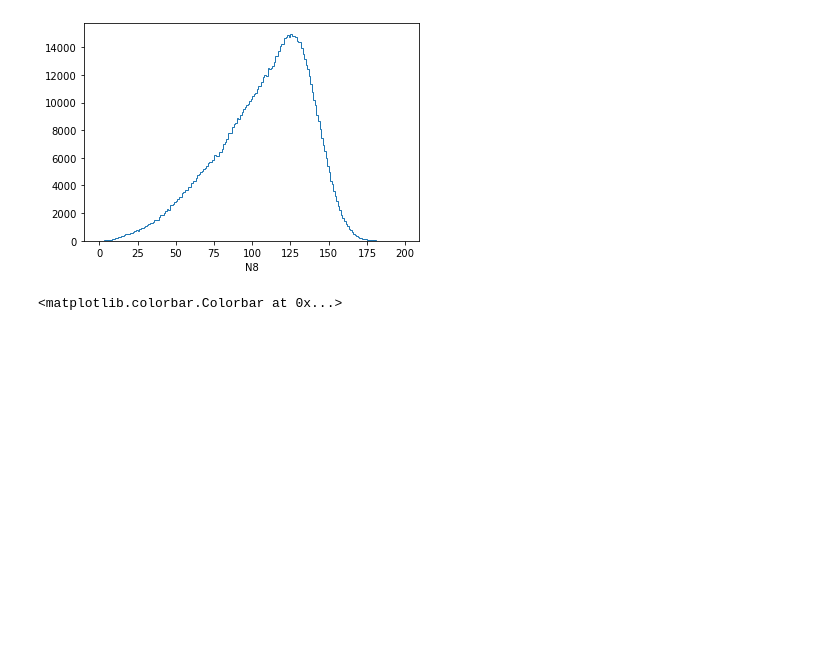
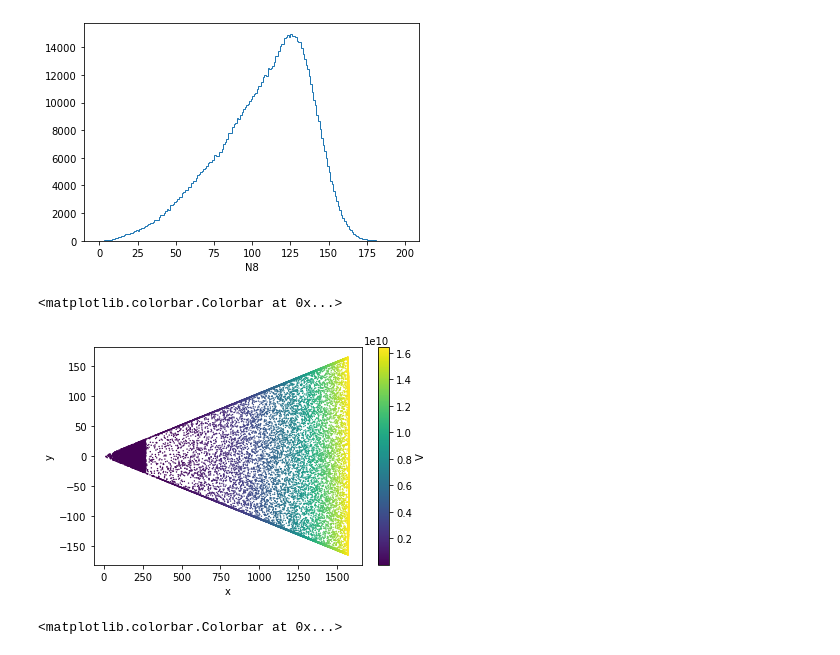
Before and after one commit to SgmAstro/DESI, a Jupyter notebook: randoms_qa.ipynb, the cells around one changed output. Cells and saved outputs as stored; diff of their text form; code cells hidden in the pictures; blank space fills up the shorter version.

```diff
--- a/randoms_qa.ipynb
+++ b/randoms_qa.ipynb
@@ -98,6 +98,16 @@ pl.xlabel('N8')
 # %% [output]
 Text(0.5, 0, 'N8')
 [figure]
+# %%
+isin = rand['IS_BOUNDARY'].astype(bool)
+
+pl.scatter(rand['CARTESIAN_X'][isin], rand['CARTESIAN_Y'][isin], lw=0.0, c=rand['V'][isin], s=2)
+pl.xlabel('x')
+pl.ylabel('y')
+pl.colorbar(label='V')
+# %% [output]
+<matplotlib.colorbar.Colorbar at 0x...>
+[figure, added]
 # %%
 isin = rand['IS_BOUNDARY'].astype(bool)
 
```
